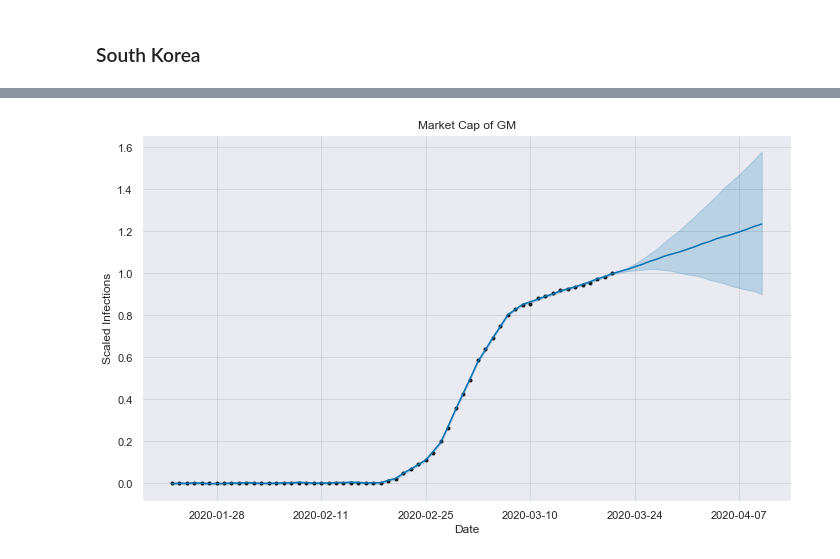
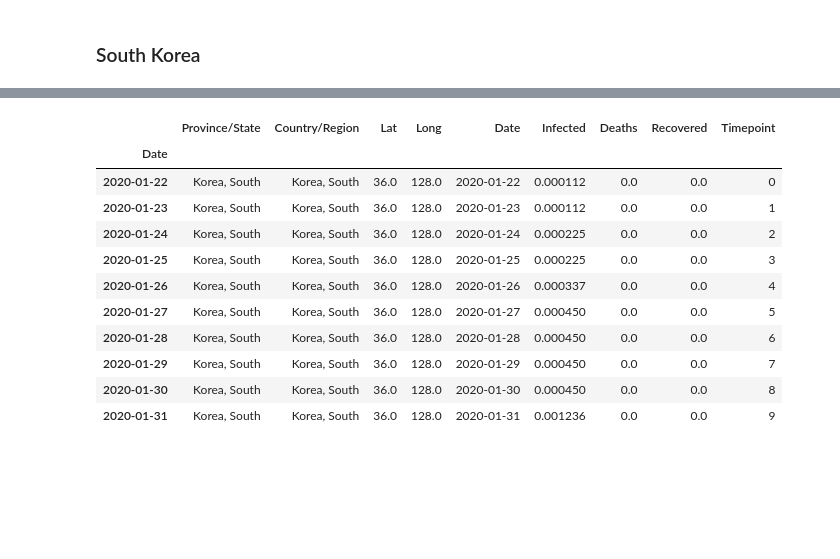
Before and after one commit to matthiasboeker/Covid_19_Forecast, a Jupyter notebook: Notebooks/Exploration.ipynb, the cells around one changed output, grey strips where cells are left out. Cells and saved outputs as stored; diff of their text form; code cells hidden in the pictures; blank space fills up the shorter version.

```diff
--- a/Notebooks/Exploration.ipynb
+++ b/Notebooks/Exploration.ipynb
@@ -88,11 +88,15 @@ ax = sns.lineplot(x="Timepoint", y="Infected", data=SK)
-# %%
-import fbprophet
-
-# Make a future dataframe for 20 Days
-SK_forecast = SK_prophet.make_future_dataframe(periods=20, freq='D')
-SK_forecast = SK_prophet.predict(SK_forecast)
-
-SK_prophet.plot(SK_forecast, xlabel = 'Date', ylabel = 'Scaled Infections')
-plt.title('Market Cap of GM');
-# %% [output]
-[figure, removed]
+# %%
+SK.head(10)
+# %% [output]
+|  | Province/State | Country/Region | Lat | Long | Date | Infected | Deaths | Recovered | Timepoint |
+| Date |  |  |  |  |  |  |  |  |  |
+| 2020-01-22 | Korea, South | Korea, South | 36.0 | 128.0 | 2020-01-22 | 0.000112 | 0.0 | 0.0 | 0 |
+| 2020-01-23 | Korea, South | Korea, South | 36.0 | 128.0 | 2020-01-23 | 0.000112 | 0.0 | 0.0 | 1 |
+| 2020-01-24 | Korea, South | Korea, South | 36.0 | 128.0 | 2020-01-24 | 0.000225 | 0.0 | 0.0 | 2 |
+| 2020-01-25 | Korea, South | Korea, South | 36.0 | 128.0 | 2020-01-25 | 0.000225 | 0.0 | 0.0 | 3 |
+| 2020-01-26 | Korea, South | Korea, South | 36.0 | 128.0 | 2020-01-26 | 0.000337 | 0.0 | 0.0 | 4 |
+| 2020-01-27 | Korea, South | Korea, South | 36.0 | 128.0 | 2020-01-27 | 0.000450 | 0.0 | 0.0 | 5 |
+| 2020-01-28 | Korea, South | Korea, South | 36.0 | 128.0 | 2020-01-28 | 0.000450 | 0.0 | 0.0 | 6 |
+| 2020-01-29 | Korea, South | Korea, South | 36.0 | 128.0 | 2020-01-29 | 0.000450 | 0.0 | 0.0 | 7 |
+| 2020-01-30 | Korea, South | Korea, South | 36.0 | 128.0 | 2020-01-30 | 0.000450 | 0.0 | 0.0 | 8 |
+| 2020-01-31 | Korea, South | Korea, South | 36.0 | 128.0 | 2020-01-31 | 0.001236 | 0.0 | 0.0 | 9 |
```
Also changed, not shown: parts of 3 cells of this notebook.
